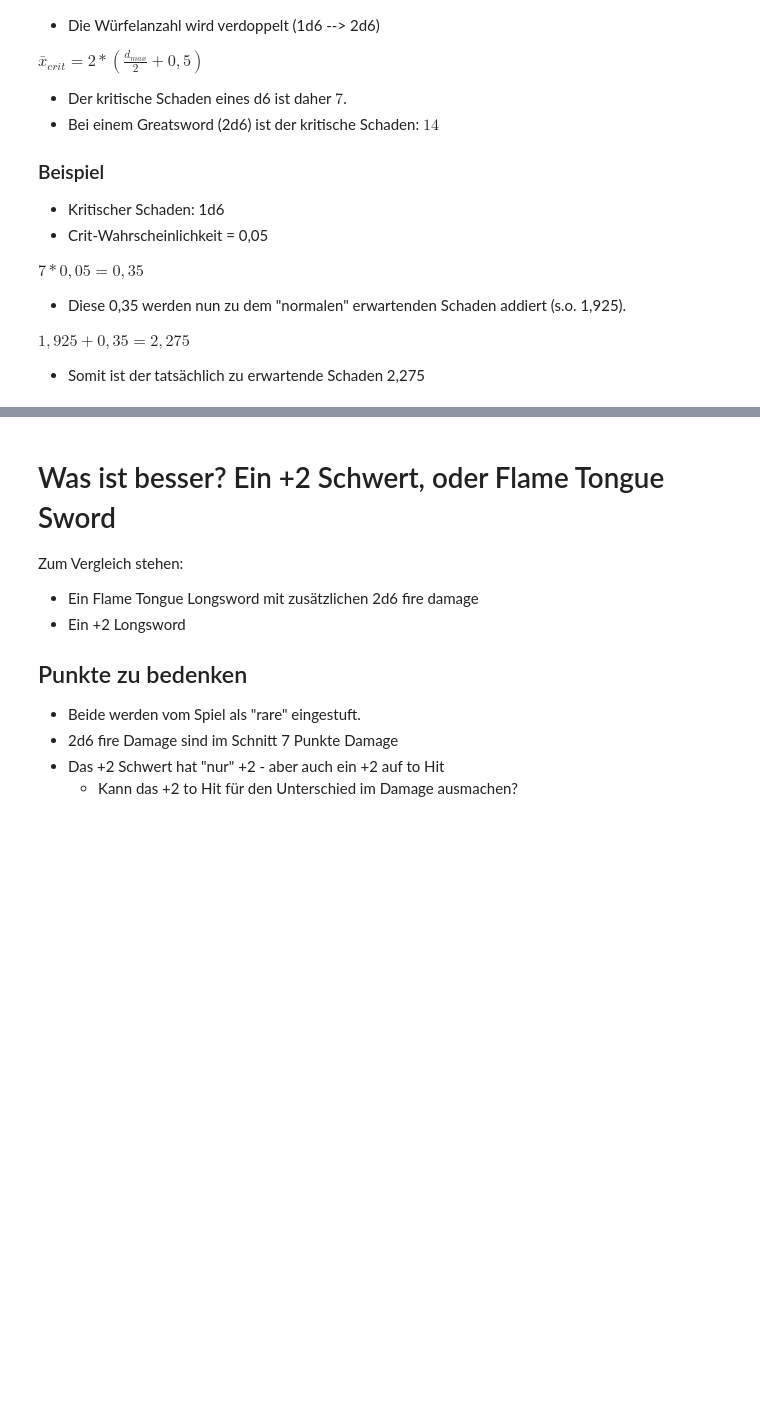
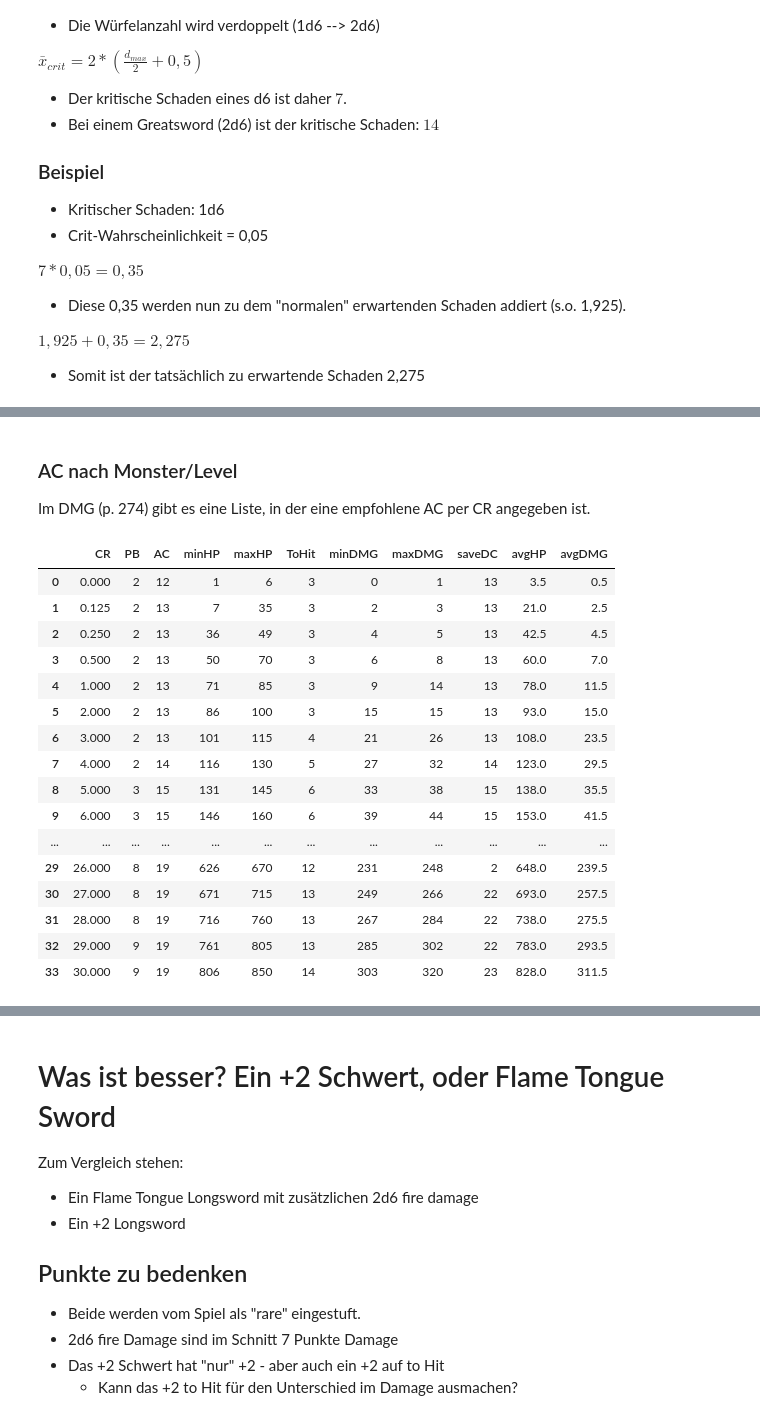
Before and after one commit to AlexSchinnerl/dndMath, a Jupyter notebook: vortrag.ipynb, the cells around one changed output, grey strips where cells are left out. Saved outputs shown, nothing was run; the diff lists cells and outputs as text; code cells hidden in the pictures; blank space fills up the shorter version.

```diff
--- a/vortrag.ipynb
+++ b/vortrag.ipynb
@@ -317,0 +275,25 @@ plt.show()
+# %% [markdown]
+### AC nach Monster/Level
+
+Im DMG (p. 274) gibt es eine Liste, in der eine empfohlene AC per CR angegeben ist.
+# %%
+monster_stats = pd.read_csv("monsterStats_DMGp274.csv")
+monster_stats
+# %% [output]
+|  | CR | PB | AC | minHP | maxHP | ToHit | minDMG | maxDMG | saveDC | avgHP | avgDMG |
+| 0 | 0.000 | 2 | 12 | 1 | 6 | 3 | 0 | 1 | 13 | 3.5 | 0.5 |
+| 1 | 0.125 | 2 | 13 | 7 | 35 | 3 | 2 | 3 | 13 | 21.0 | 2.5 |
+| 2 | 0.250 | 2 | 13 | 36 | 49 | 3 | 4 | 5 | 13 | 42.5 | 4.5 |
+| 3 | 0.500 | 2 | 13 | 50 | 70 | 3 | 6 | 8 | 13 | 60.0 | 7.0 |
+| 4 | 1.000 | 2 | 13 | 71 | 85 | 3 | 9 | 14 | 13 | 78.0 | 11.5 |
+| 5 | 2.000 | 2 | 13 | 86 | 100 | 3 | 15 | 15 | 13 | 93.0 | 15.0 |
+| 6 | 3.000 | 2 | 13 | 101 | 115 | 4 | 21 | 26 | 13 | 108.0 | 23.5 |
+| 7 | 4.000 | 2 | 14 | 116 | 130 | 5 | 27 | 32 | 14 | 123.0 | 29.5 |
+| 8 | 5.000 | 3 | 15 | 131 | 145 | 6 | 33 | 38 | 15 | 138.0 | 35.5 |
+| 9 | 6.000 | 3 | 15 | 146 | 160 | 6 | 39 | 44 | 15 | 153.0 | 41.5 |
+| ... | ... | ... | ... | ... | ... | ... | ... | ... | ... | ... | ... |
+| 29 | 26.000 | 8 | 19 | 626 | 670 | 12 | 231 | 248 | 2 | 648.0 | 239.5 |
+| 30 | 27.000 | 8 | 19 | 671 | 715 | 13 | 249 | 266 | 22 | 693.0 | 257.5 |
+| 31 | 28.000 | 8 | 19 | 716 | 760 | 13 | 267 | 284 | 22 | 738.0 | 275.5 |
+| 32 | 29.000 | 9 | 19 | 761 | 805 | 13 | 285 | 302 | 22 | 783.0 | 293.5 |
+| 33 | 30.000 | 9 | 19 | 806 | 850 | 14 | 303 | 320 | 23 | 828.0 | 311.5 |
```
Also changed, not shown: parts of 45 cells of this notebook, 4 other files.
